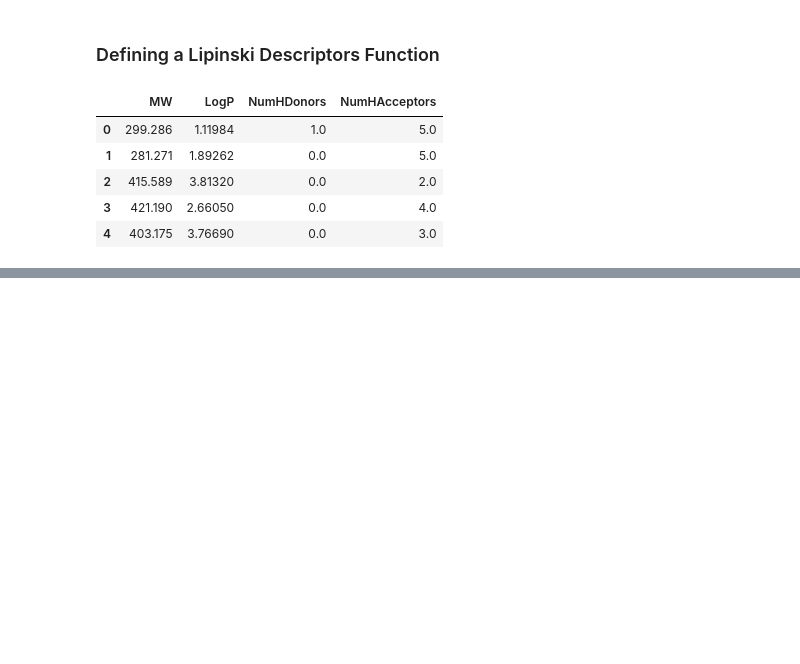
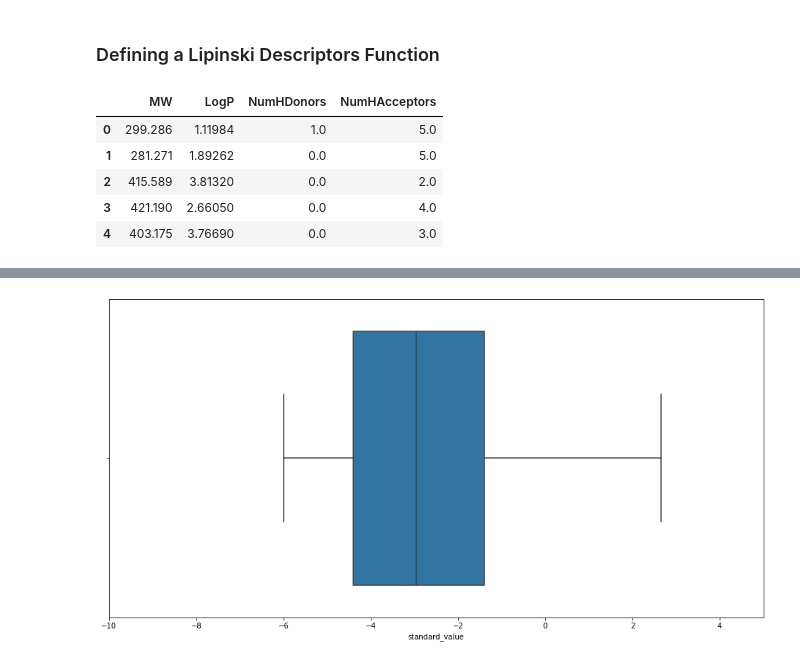
Before and after one commit to mehdimerbah/CompDrugDiscovery, a Jupyter notebook: EDA.ipynb, the cells around one changed output, grey strips where cells are left out. Drawn from its saved outputs; the diff is of its cells as text; code cells hidden in the pictures; blank space fills up the shorter version.

```diff
--- a/EDA.ipynb
+++ b/EDA.ipynb
@@ -101,0 +114,8 @@ Name: standard_value, dtype: float64
+# %%
+# We can see how log10 normalization would affect the data distribution
+plt.figure(figsize=(16,8))
+plt.xlim(-10,5)
+sns.boxplot(x=-np.log10(final_DF.standard_value))
+plt.show()
+# %% [output]
+[figure, added]
```
Also changed, not shown: parts of 32 cells of this notebook.
